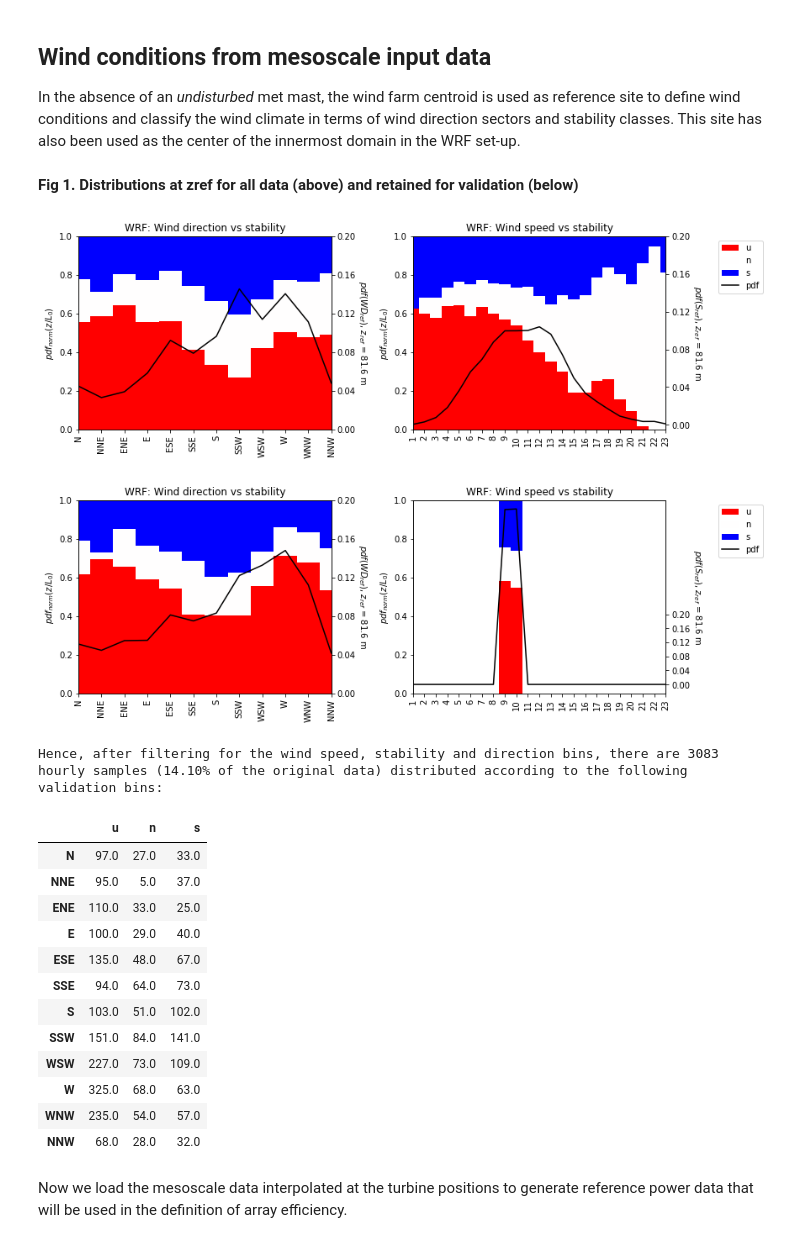
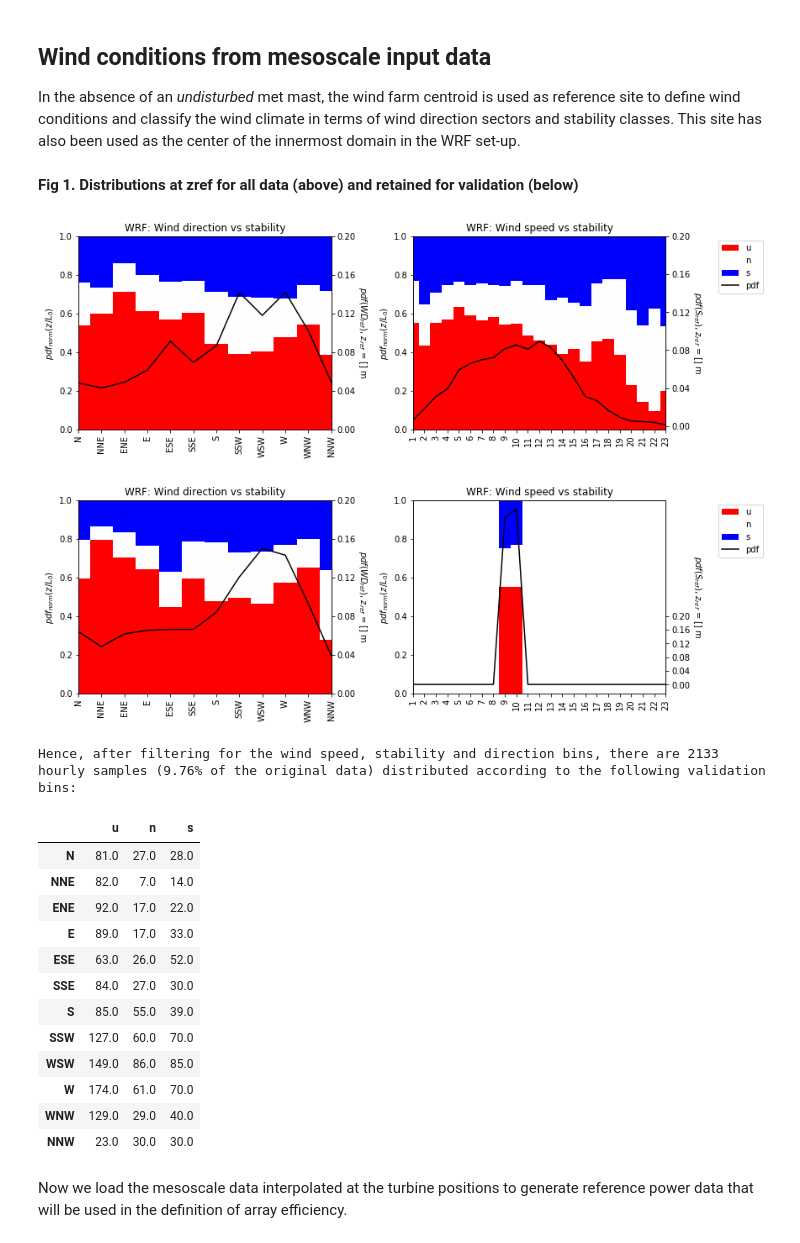
Before and after one commit to CENER-EPR/OWAbench, a Jupyter notebook: Anholt/Anholt_ArrayEfficiency.ipynb, the cells around one changed output. Saved outputs shown, nothing was run; the diff lists cells and outputs as text; code cells hidden in the pictures.

Commit message:
mast class can now read profile and point nc files

```diff
--- a/Anholt/Anholt_ArrayEfficiency.ipynb
+++ b/Anholt/Anholt_ArrayEfficiency.ipynb
@@ -124,56 +124,56 @@ In the absence of an *undisturbed* met mast, the wind farm centroid is used as r
 # %%
 # Define bins to classify wind conditions
 Sbins = np.array([8,10])              # around the maximum of the trust coefficient
 WDbins = np.arange(-15.,360.+15.,30)  # wind direction bins (12 sectors)
 WDbins_label = ['N','NNE','ENE','E','ESE','SSE',
                 'S','SSW','WSW','W','WNW','NNW']
 zLbins = [-0.2,-0.02, 0.02, 0.2]      # 3 stability bins
 zLbins_label = ['u','n','s']
 
 # interpolate to reference height
 zref = Hhub         # [m]
 
 # Load mesoscale data from the referent site (time-height profiles)
-mast = WindConditions('./inputs/Anholt_Control_Lav30km_ref.nc', siteID, datefrom, dateto)
+mast = WindConditions('./inputs/Anholt_Control_ref.nc', siteID, datefrom, dateto, 'point')
 
 #init the bin averaging class
 bin_avrg = BinAvrg(siteID,datefrom, dateto, WDbins, WDbins_label, zLbins, zLbins_label,turbines['VDC ID'],sims["ID"].values)
 
 #filter for wind speed bin
-scada_ts = bin_avrg.filter_s(mast, zref, scada_ts, Sbins)
+scada_ts = bin_avrg.filter_s(mast, [], scada_ts, Sbins)
 
 # Compute and plot distributions
-N_WDzL_all,_,_,_,_ = mast.plot_stability(WDbins,WDbins_label,zLbins,zLbins_label,zref)
+N_WDzL_all,_,_,_,_ = mast.plot_stability(WDbins,WDbins_label,zLbins,zLbins_label,[])
 
 # after filtering
-mast.reduce_to_ts(scada_ts)
-N_WDzL_speed,_,_,_,_ = mast.plot_stability(WDbins,WDbins_label,zLbins,zLbins_label,zref)
+mast.reduce_to_ts(scada_ts,'point')
+N_WDzL_speed,_,_,_,_ = mast.plot_stability(WDbins,WDbins_label,zLbins,zLbins_label,[])
 
 figcaption = ("**Fig 1. Distributions at zref for all data (above) and retained for validation (below)**")
 display(Markdown(figcaption))
 # %% [output]
 **Fig 1. Distributions at zref for all data (above) and retained for validation (below)**
-[figure, old version]
+[figure, new version]
-[figure, old version]
+[figure, new version]
 # %%
 Nval = N_WDzL_speed.sum().sum() # total number of samples in the validation dataset
 print("Hence, after filtering for the wind speed, stability and direction bins, there are %d hourly samples (%.2f%% of the original data) distributed according to the following validation bins:" % (Nval, Nval*100/Ntot))
 N_WDzL_speed
 # %% [output]
-Hence, after filtering for the wind speed, stability and direction bins, there are 3083 hourly samples (14.10% of the original data) distributed according to the following validation bins:
+Hence, after filtering for the wind speed, stability and direction bins, there are 2133 hourly samples (9.76% of the original data) distributed according to the following validation bins:
 |  | u | n | s |
-| N | 97.0 | 27.0 | 33.0 |
-| NNE | 95.0 | 5.0 | 37.0 |
-| ENE | 110.0 | 33.0 | 25.0 |
-| E | 100.0 | 29.0 | 40.0 |
-| ESE | 135.0 | 48.0 | 67.0 |
-| SSE | 94.0 | 64.0 | 73.0 |
-| S | 103.0 | 51.0 | 102.0 |
-| SSW | 151.0 | 84.0 | 141.0 |
-| WSW | 227.0 | 73.0 | 109.0 |
-| W | 325.0 | 68.0 | 63.0 |
-| WNW | 235.0 | 54.0 | 57.0 |
-| NNW | 68.0 | 28.0 | 32.0 |
+| N | 81.0 | 27.0 | 28.0 |
+| NNE | 82.0 | 7.0 | 14.0 |
+| ENE | 92.0 | 17.0 | 22.0 |
+| E | 89.0 | 17.0 | 33.0 |
+| ESE | 63.0 | 26.0 | 52.0 |
+| SSE | 84.0 | 27.0 | 30.0 |
+| S | 85.0 | 55.0 | 39.0 |
+| SSW | 127.0 | 60.0 | 70.0 |
+| WSW | 149.0 | 86.0 | 85.0 |
+| W | 174.0 | 61.0 | 70.0 |
+| WNW | 129.0 | 29.0 | 40.0 |
+| NNW | 23.0 | 30.0 | 30.0 |
 # %% [markdown]
 Now we load the mesoscale data interpolated at the turbine positions to generate reference power data that will be used in the definition of array efficiency.
 # %%
```
Also changed, not shown: parts of 8 cells of this notebook, 3 other files.
